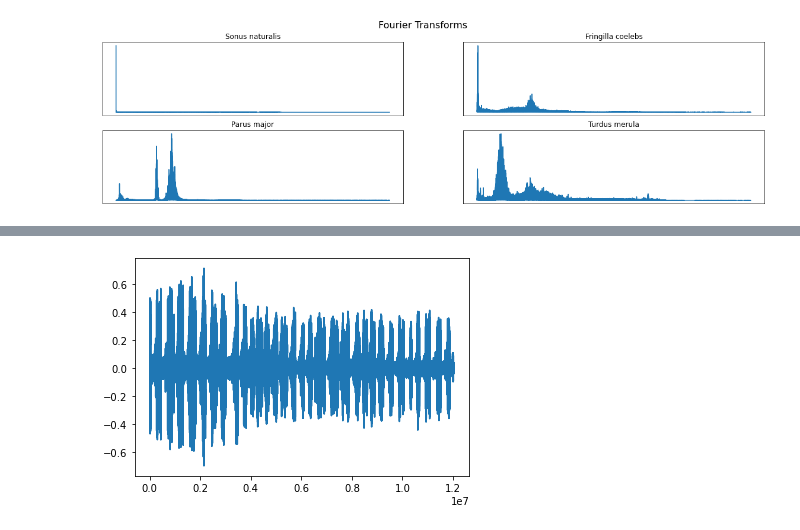
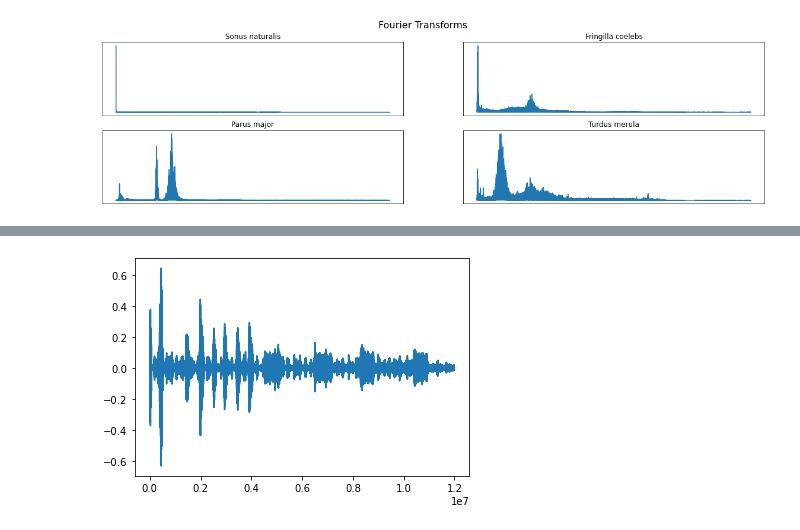
Before and after one commit to antonimarek/birdify, a Jupyter notebook: birdify.ipynb, the cells around one changed output, grey strips where cells are left out. Cells and saved outputs as stored; diff of their text form; code cells hidden in the pictures.

```diff
--- a/birdify.ipynb
+++ b/birdify.ipynb
@@ -117,5 +133,5 @@ plt.show()
 # %%
-file = r'./mp3/Acrocephalus-arundinaceus-178787.mp3'
+file = r'./Sonus-naturalis-156938.mp3'
 song = AudioSegment.from_mp3(file)
 fs = song.frame_rate
 
@@ -126 +143 @@ plt.show()
-[figure, old version]
+[figure, new version]
```
Also changed, not shown: parts of 16 cells of this notebook, 1 other file.
